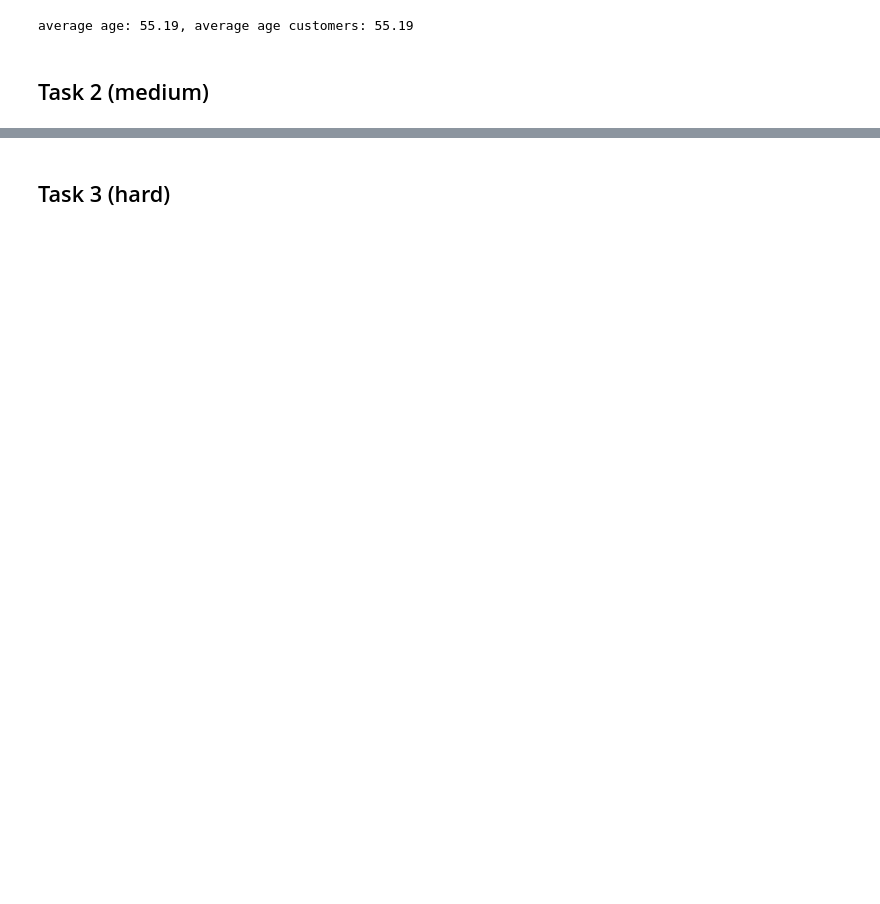
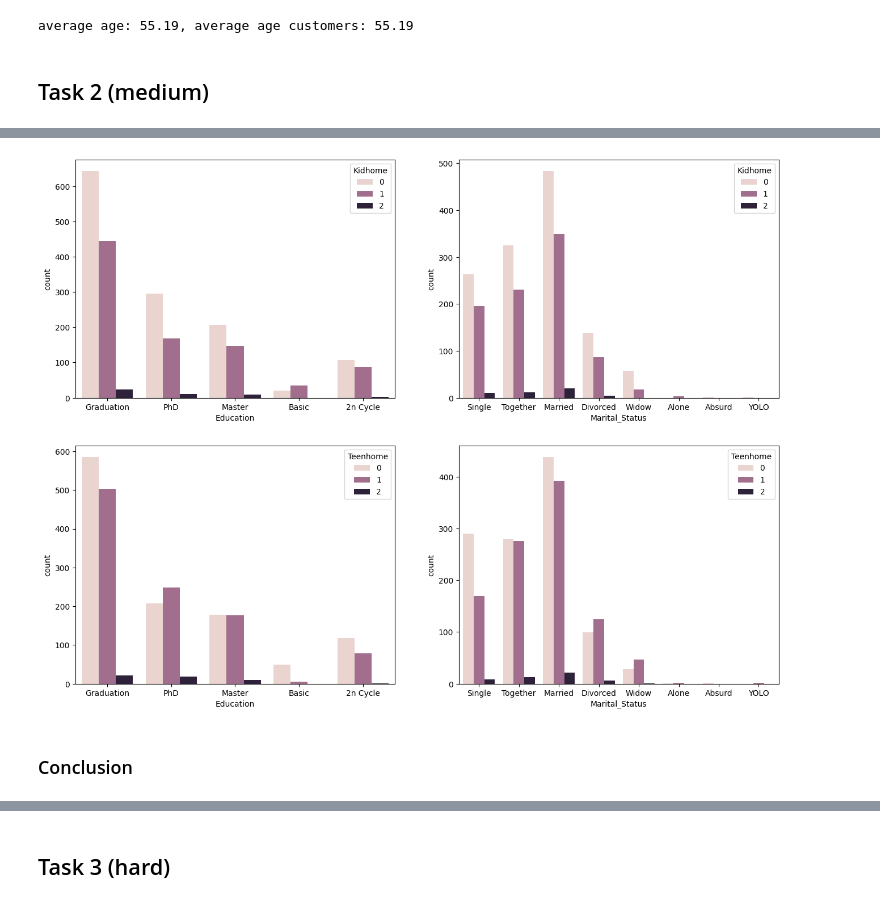
Before and after one commit to litvinovmitch11/HSE-ML-COURSE, a Jupyter notebook: notebooks/02-homework.ipynb, the cells around one changed output, grey strips where cells are left out. Cells and saved outputs as stored; diff of their text form; code cells hidden in the pictures; blank space fills up the shorter version.

```diff
--- a/notebooks/02-homework.ipynb
+++ b/notebooks/02-homework.ipynb
@@ -87,0 +148,11 @@ fig.show()
+# %%
+fig, axes = plt.subplots(len(cat_columns), 2, figsize=(16, 12))
+for cat_idx, cat in enumerate(["Education", "Marital_Status"]):
+    for num_idx, num in enumerate(cat_columns):
+        sns.countplot(ax=axes[num_idx, cat_idx], data=prepare_data, x=cat, hue=num)
+fig.show()
+None
+# %% [output]
+[figure, added]
+# %% [markdown]
+### Conclusion
```
Also changed, not shown: parts of 22 cells of this notebook.
